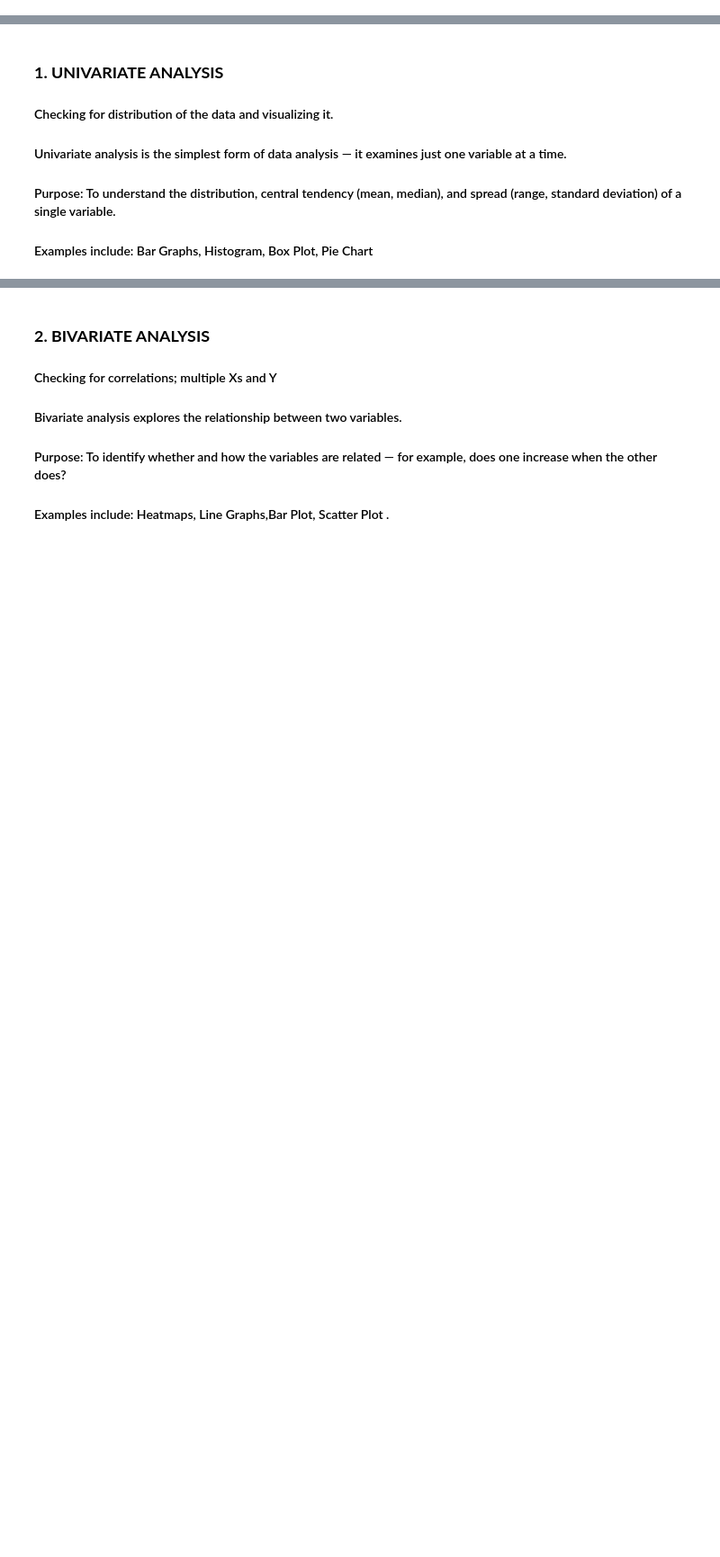
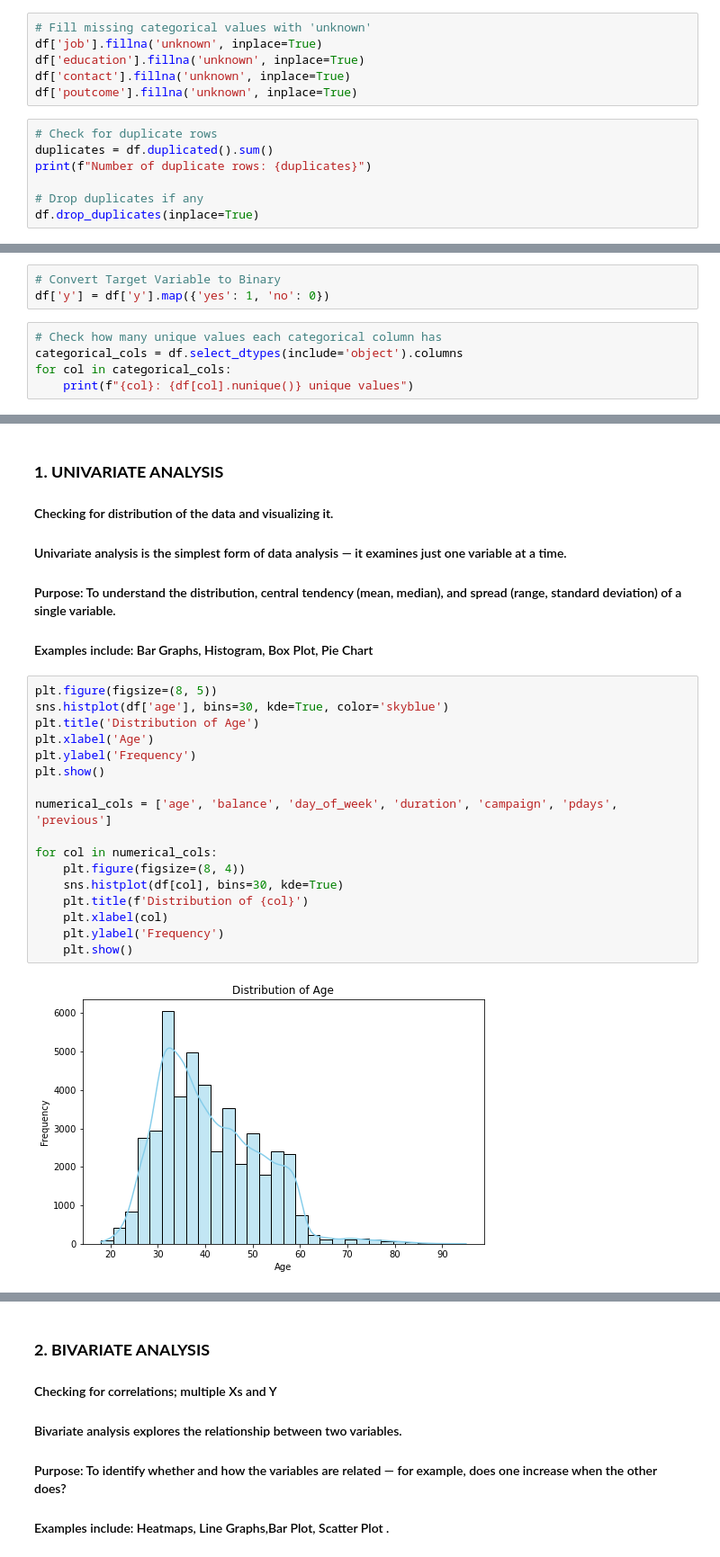
Before and after one commit to FGithaiga/BANK_MARKETING, a Jupyter notebook: index.ipynb, the cells around one changed output, grey strips where cells are left out. Shown at 90% size. Drawn from its saved outputs; the diff is of its cells as text; blank space fills up the shorter version.

```diff
--- a/index.ipynb
+++ b/index.ipynb
@@ -64,0 +133,13 @@ memory usage: 1.4+ MB
+# %%
+# Fill missing categorical values with 'unknown'
+df['job'].fillna('unknown', inplace=True)
+df['education'].fillna('unknown', inplace=True)
+df['contact'].fillna('unknown', inplace=True)
+df['poutcome'].fillna('unknown', inplace=True)
+# %%
+# Check for duplicate rows
+duplicates = df.duplicated().sum()
+print(f"Number of duplicate rows: {duplicates}")
+
+# Drop duplicates if any
+df.drop_duplicates(inplace=True)
@@ -64,0 +148,8 @@ memory usage: 1.4+ MB
+# %%
+# Convert Target Variable to Binary
+df['y'] = df['y'].map({'yes': 1, 'no': 0})
+# %%
+# Check how many unique values each categorical column has
+categorical_cols = df.select_dtypes(include='object').columns
+for col in categorical_cols:
+    print(f"{col}: {df[col].nunique()} unique values")
@@ -76,3 +177,22 @@ Data Visualization is the process of creating charts, graphs, and maps that turn
 #### Purpose: To understand the distribution, central tendency (mean, median), and spread (range, standard deviation) of a single variable.
 
 #### Examples include: Bar Graphs, Histogram, Box Plot, Pie Chart
+# %%
+plt.figure(figsize=(8, 5))
+sns.histplot(df['age'], bins=30, kde=True, color='skyblue')
+plt.title('Distribution of Age')
+plt.xlabel('Age')
+plt.ylabel('Frequency')
+plt.show()
+
+numerical_cols = ['age', 'balance', 'day_of_week', 'duration', 'campaign', 'pdays', 'previous']
+
+for col in numerical_cols:
+    plt.figure(figsize=(8, 4))
+    sns.histplot(df[col], bins=30, kde=True)
+    plt.title(f'Distribution of {col}')
+    plt.xlabel(col)
+    plt.ylabel('Frequency')
+    plt.show()
+# %% [output]
+[figure, added]
```
Also changed, not shown: parts of 25 cells of this notebook.
